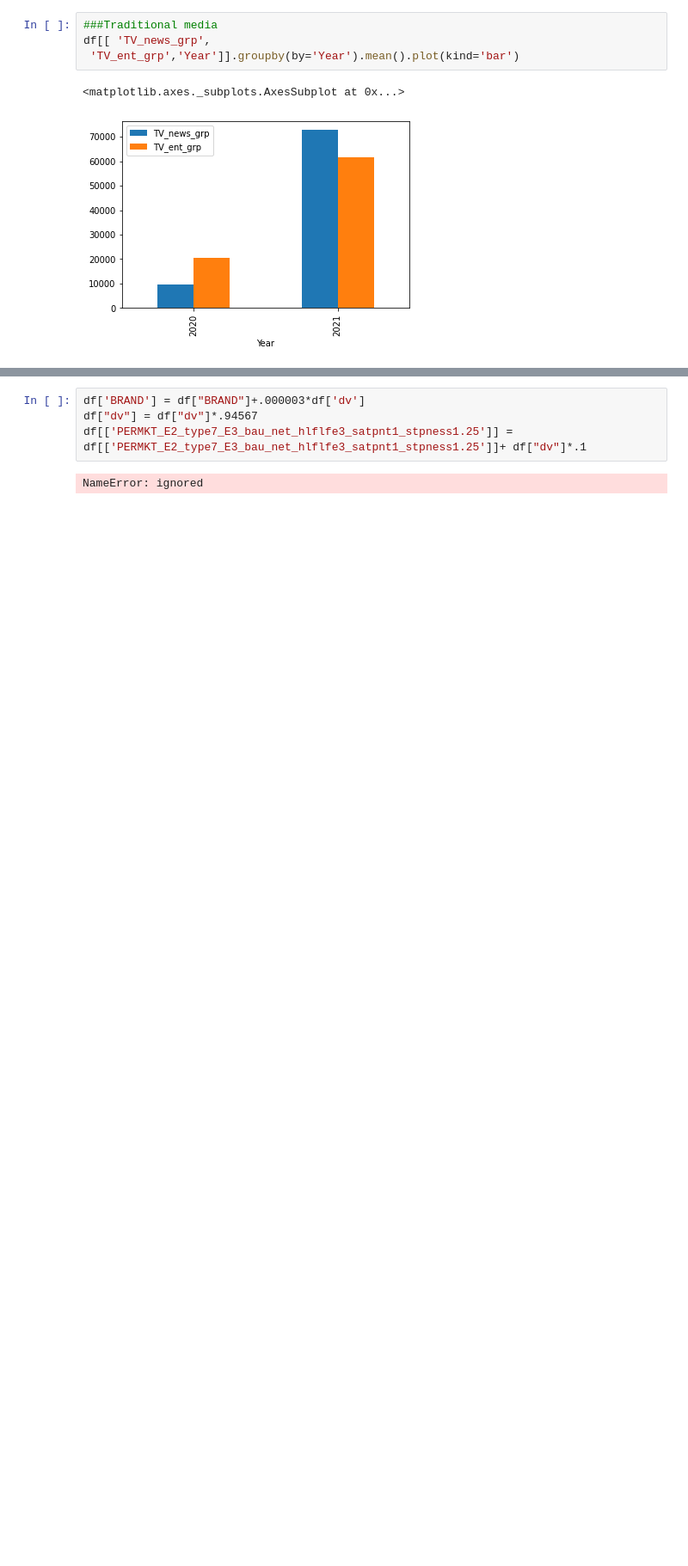
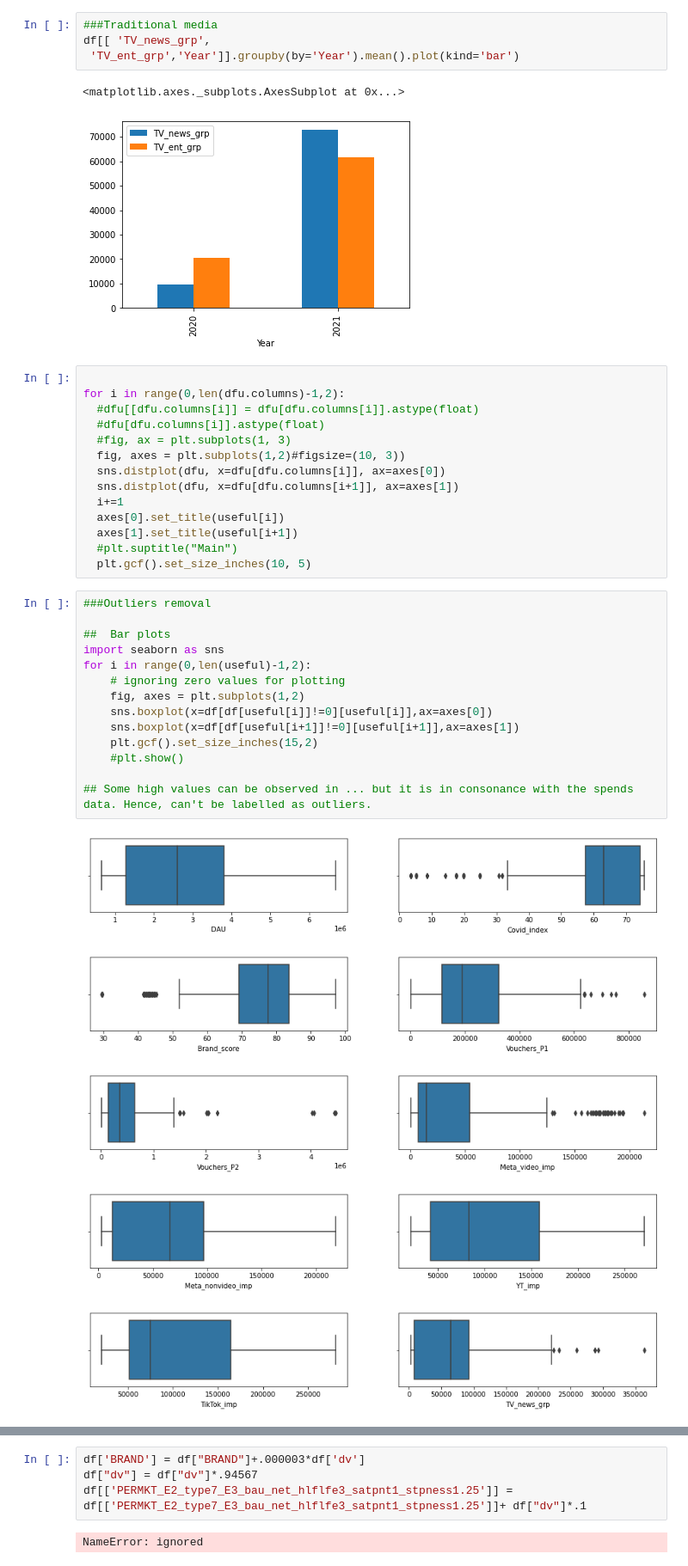
Before and after one commit to Akash743/Mathematical-Optimization, a Jupyter notebook: Testing_final.ipynb, the cells around one changed output, grey strips where cells are left out. Shown at 86% size. Drawn from its saved outputs; the diff is of its cells as text; blank space fills up the shorter version.

```diff
--- a/Testing_final.ipynb
+++ b/Testing_final.ipynb
@@ -434,3 +434,37 @@ df[[ 'TV_news_grp',
 # %% [output]
 <matplotlib.axes._subplots.AxesSubplot at 0x...>
 [figure]
+# %%
+
+for i in range(0,len(dfu.columns)-1,2):
+  #dfu[[dfu.columns[i]] = dfu[dfu.columns[i]].astype(float)
+  #dfu[dfu.columns[i]].astype(float)
+  #fig, ax = plt.subplots(1, 3)
+  fig, axes = plt.subplots(1,2)#figsize=(10, 3))
+  sns.distplot(dfu, x=dfu[dfu.columns[i]], ax=axes[0])
+  sns.distplot(dfu, x=dfu[dfu.columns[i+1]], ax=axes[1])
+  i+=1
+  axes[0].set_title(useful[i])
+  axes[1].set_title(useful[i+1])
+  #plt.suptitle("Main")
+  plt.gcf().set_size_inches(10, 5)
+# %%
+###Outliers removal
+
+##  Bar plots
+import seaborn as sns
+for i in range(0,len(useful)-1,2):
+    # ignoring zero values for plotting
+    fig, axes = plt.subplots(1,2)
+    sns.boxplot(x=df[df[useful[i]]!=0][useful[i]],ax=axes[0])
+    sns.boxplot(x=df[df[useful[i+1]]!=0][useful[i+1]],ax=axes[1])
+    plt.gcf().set_size_inches(15,2)
+    #plt.show()
+
+## Some high values can be observed in ... but it is in consonance with the spends data. Hence, can't be labelled as outliers.
+# %% [output]
+[figure, added]
+[figure, added]
+[figure, added]
+[figure, added]
+[figure, added]
```
Also changed, not shown: parts of 7 cells of this notebook.
